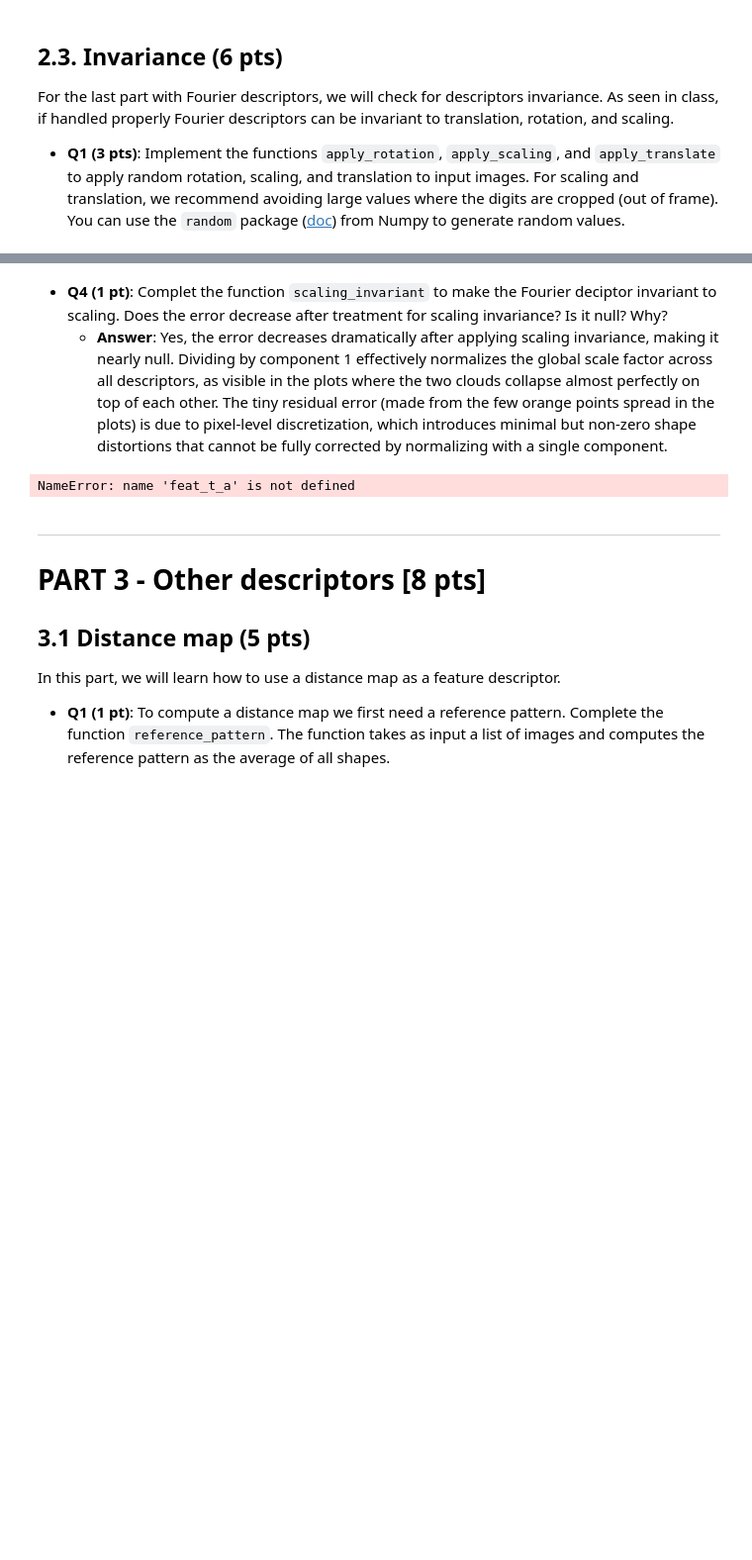
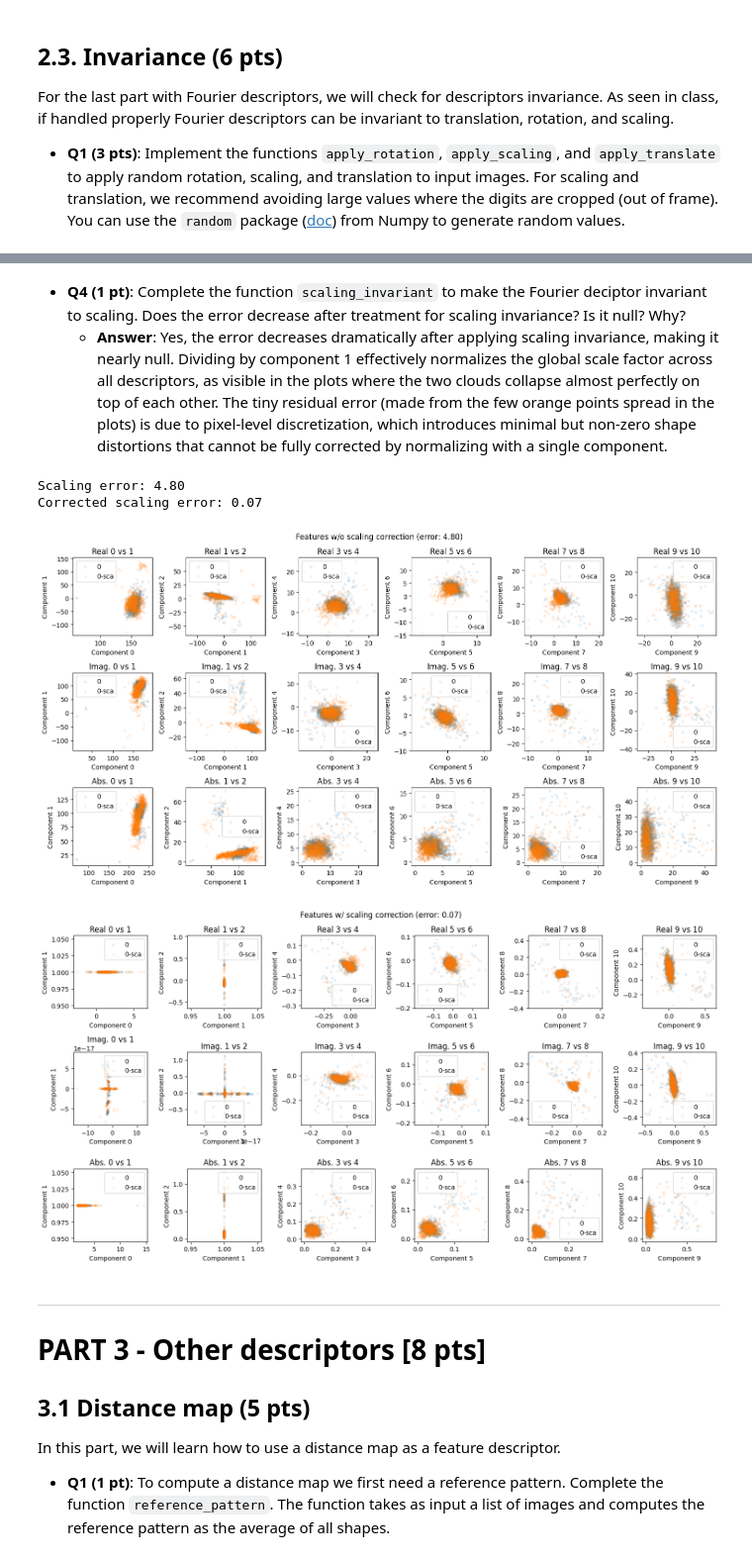
Before and after one commit to martiiiina/image-analysis-labs, a Jupyter notebook: labs/lab_02_iapr.ipynb, the cells around one changed output, grey strips where cells are left out. Shown at 99% size. Drawn from its saved outputs; the diff is of its cells as text; code cells hidden in the pictures; blank space fills up the shorter version.

```diff
--- a/labs/lab_02_iapr.ipynb
+++ b/labs/lab_02_iapr.ipynb
@@ -584,5 +574,5 @@ Corrected rotation error: 2.23
 # %% [markdown]
-* **Q4 (1 pt)**: Complet the function `scaling_invariant` to make the Fourier deciptor invariant to scaling. Does the error decrease after treatment for scaling invariance? Is it null? Why?
+* **Q4 (1 pt)**: Complete the function `scaling_invariant` to make the Fourier deciptor invariant to scaling. Does the error decrease after treatment for scaling invariance? Is it null? Why?
     * **Answer**: Yes, the error decreases dramatically after applying scaling invariance, making it nearly null. Dividing by component 1 effectively normalizes the global scale factor across all descriptors, as visible in the plots where the two clouds collapse almost perfectly on top of each other. The tiny residual error (made from the few orange points spread in the plots) is due to pixel-level discretization, which introduces minimal but non-zero shape distortions that cannot be fully corrected by normalizing with a single component.
 # %%
 def scaling_invariant(features):
@@ -611,11 +601,14 @@ def scaling_invariant(features):
 # %%
 ################################################################
 ############################ TEST ##############################
 ################################################################
 
-test_2_3_4(scaling_invariant, find_contour, apply_scaling, compute_descriptor_padding, linear_interpolation,images_p_a, feat_t_a, feat_a)
+test_2_3_4(scaling_invariant, find_contour, apply_scaling, compute_descriptor_padding, linear_interpolation,images_p_a, feat_a)
 # %% [output]
-NameError: name 'feat_t_a' is not defined
+Scaling error: 4.80
+Corrected scaling error: 0.07
+[figure, added]
+[figure, added]
 # %% [markdown]
 ---
 # PART 3 - Other descriptors [8 pts]
```
Also changed, not shown: parts of 8 cells of this notebook, 1 other file.
